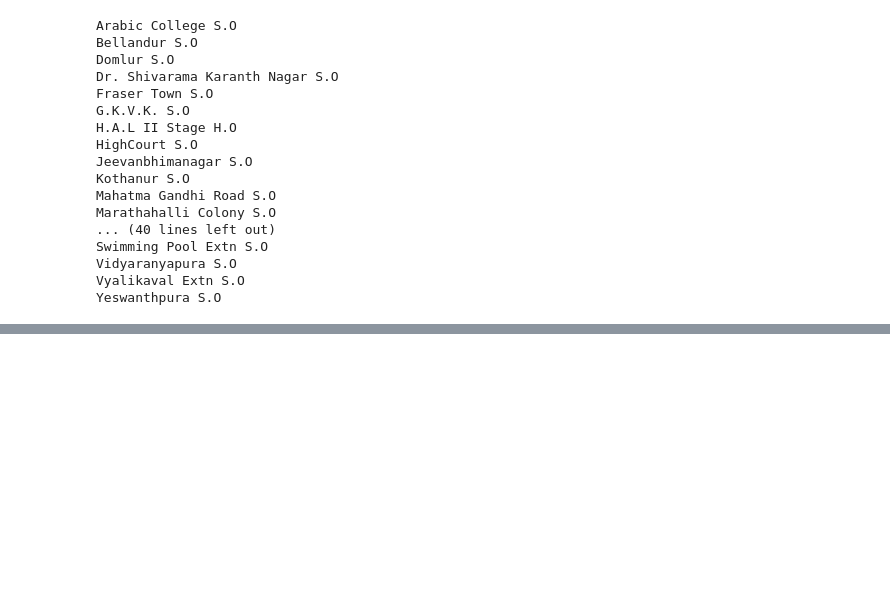
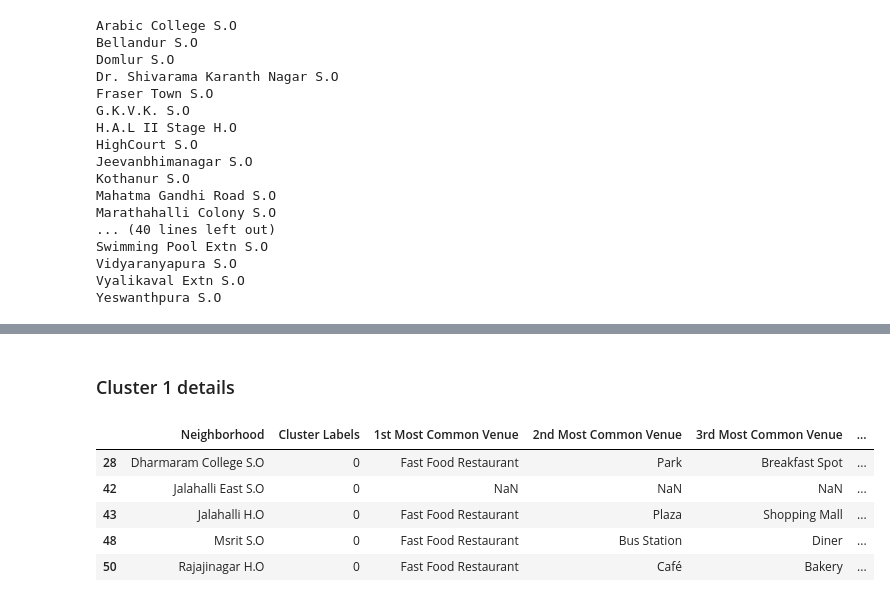
Before and after one commit to abhi-2693/Coursera_capstone, a Jupyter notebook: Capstone project/CapstoneProj_BattleoftheNeighborhoods.ipynb, the cells around one changed output, grey strips where cells are left out. Saved outputs shown, nothing was run; the diff lists cells and outputs as text; code cells hidden in the pictures; blank space fills up the shorter version.

```diff
--- a/Capstone project/CapstoneProj_BattleoftheNeighborhoods.ipynb
+++ b/Capstone project/CapstoneProj_BattleoftheNeighborhoods.ipynb
@@ -222,0 +278,11 @@ manhattan_onehot.head()
+# %% [markdown]
+### Cluster 1 details
+# %%
+bangalore_merged.loc[bangalore_merged['Cluster Labels'] == 0, bangalore_merged.columns[[1] + list(range(5, bangalore_merged.shape[1]))]]
+# %% [output]
+|  | Neighborhood | Cluster Labels | 1st Most Common Venue | 2nd Most Common Venue | 3rd Most Common Venue | ... |
+| 28 | Dharmaram College S.O | 0 | Fast Food Restaurant | Park | Breakfast Spot | ... |
+| 42 | Jalahalli East S.O | 0 | NaN | NaN | NaN | ... |
+| 43 | Jalahalli H.O | 0 | Fast Food Restaurant | Plaza | Shopping Mall | ... |
+| 48 | Msrit S.O | 0 | Fast Food Restaurant | Bus Station | Diner | ... |
+| 50 | Rajajinagar H.O | 0 | Fast Food Restaurant | Café | Bakery | ... |
```
Also changed, not shown: parts of 32 cells of this notebook.
